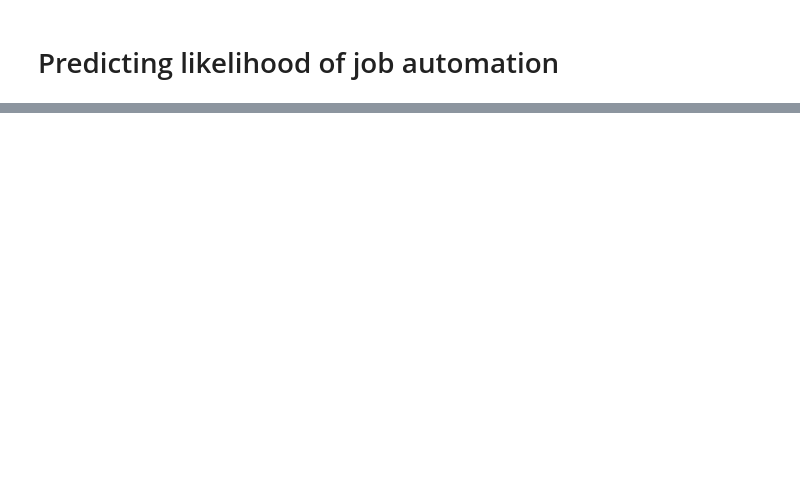
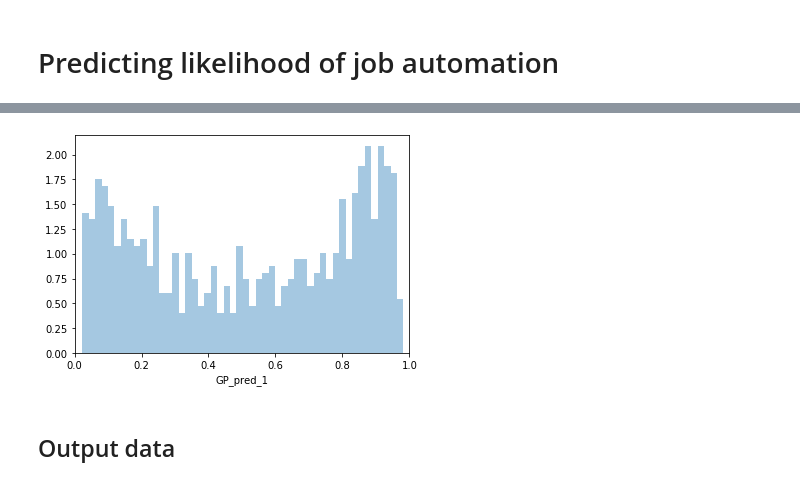
Before and after one commit to mfgriffin467/Shiny_automation, a Jupyter notebook: python_ML/ML_predictions.ipynb, the cells around one changed output, grey strips where cells are left out. Drawn from its saved outputs; the diff is of its cells as text; code cells hidden in the pictures; blank space fills up the shorter version.

```diff
--- a/python_ML/ML_predictions.ipynb
+++ b/python_ML/ML_predictions.ipynb
@@ -97,0 +216,10 @@ ML_output_2018_mod.to_csv('ML_output_2018.csv')
+# %%
+# 2018 distribution
+jobs_output_2018 = jobs_output[jobs_output.year == 2018]
+ax = sns.distplot(jobs_output_2018.GP_pred_1, bins=50)
+plt.xlim(0, 1)
+ax.get_lines()[0].remove()
+# %% [output]
+[figure, added]
+# %% [markdown]
+## Output data
```
Also changed, not shown: parts of 52 cells of this notebook, 1 other file.
